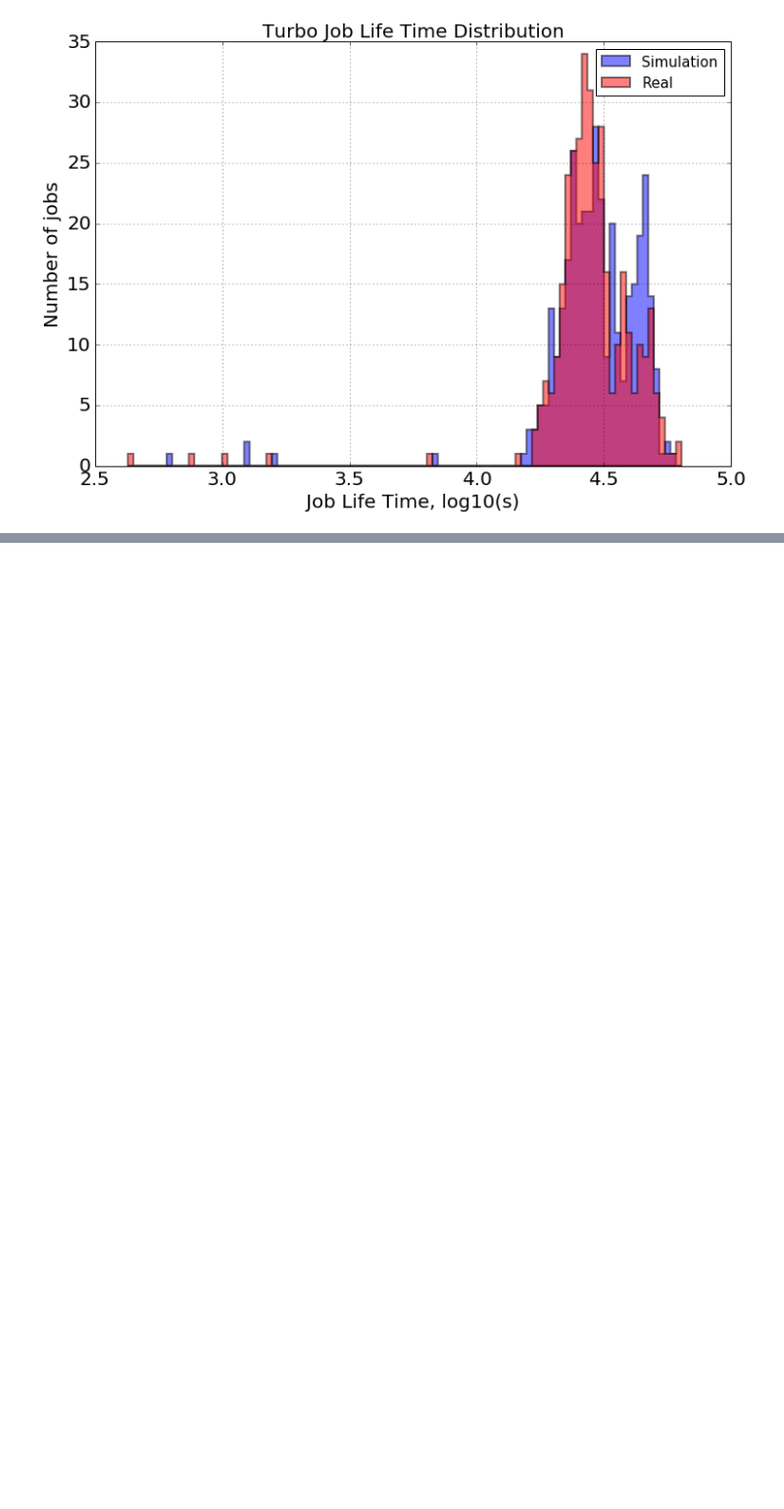
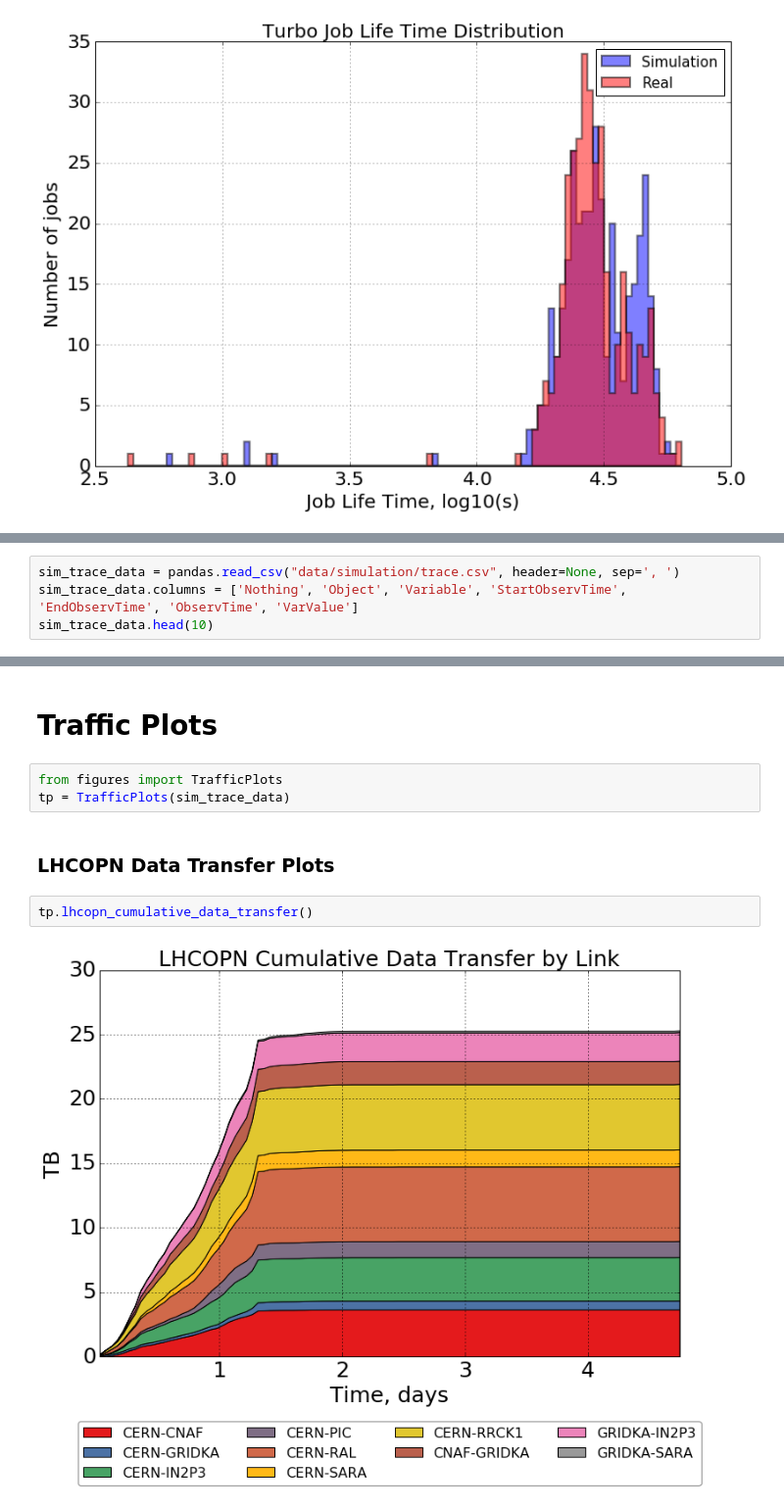
Before and after one commit to skygrid/grid_simulation, a Jupyter notebook: results/SimulationResults.ipynb, the cells around one changed output, grey strips where cells are left out. Shown at 98% size. Cells and saved outputs as stored; diff of their text form; blank space fills up the shorter version.

Commit message:
LHCOPN data transfer plots

```diff
--- a/results/SimulationResults.ipynb
+++ b/results/SimulationResults.ipynb
@@ -95,0 +98,4 @@ jtp.job_life_time_by_jobtype()
+# %%
+sim_trace_data = pandas.read_csv("data/simulation/trace.csv", header=None, sep=', ')
+sim_trace_data.columns = ['Nothing', 'Object', 'Variable', 'StartObservTime', 'EndObservTime', 'ObservTime', 'VarValue']
+sim_trace_data.head(10)
@@ -95,0 +155,11 @@ jtp.job_life_time_by_jobtype()
+# %% [markdown]
+# Traffic Plots
+# %%
+from figures import TrafficPlots
+tp = TrafficPlots(sim_trace_data)
+# %% [markdown]
+### LHCOPN Data Transfer Plots
+# %%
+tp.lhcopn_cumulative_data_transfer()
+# %% [output]
+[figure, added]
```
Also changed, not shown: parts of 5 cells of this notebook, 1 other file.
